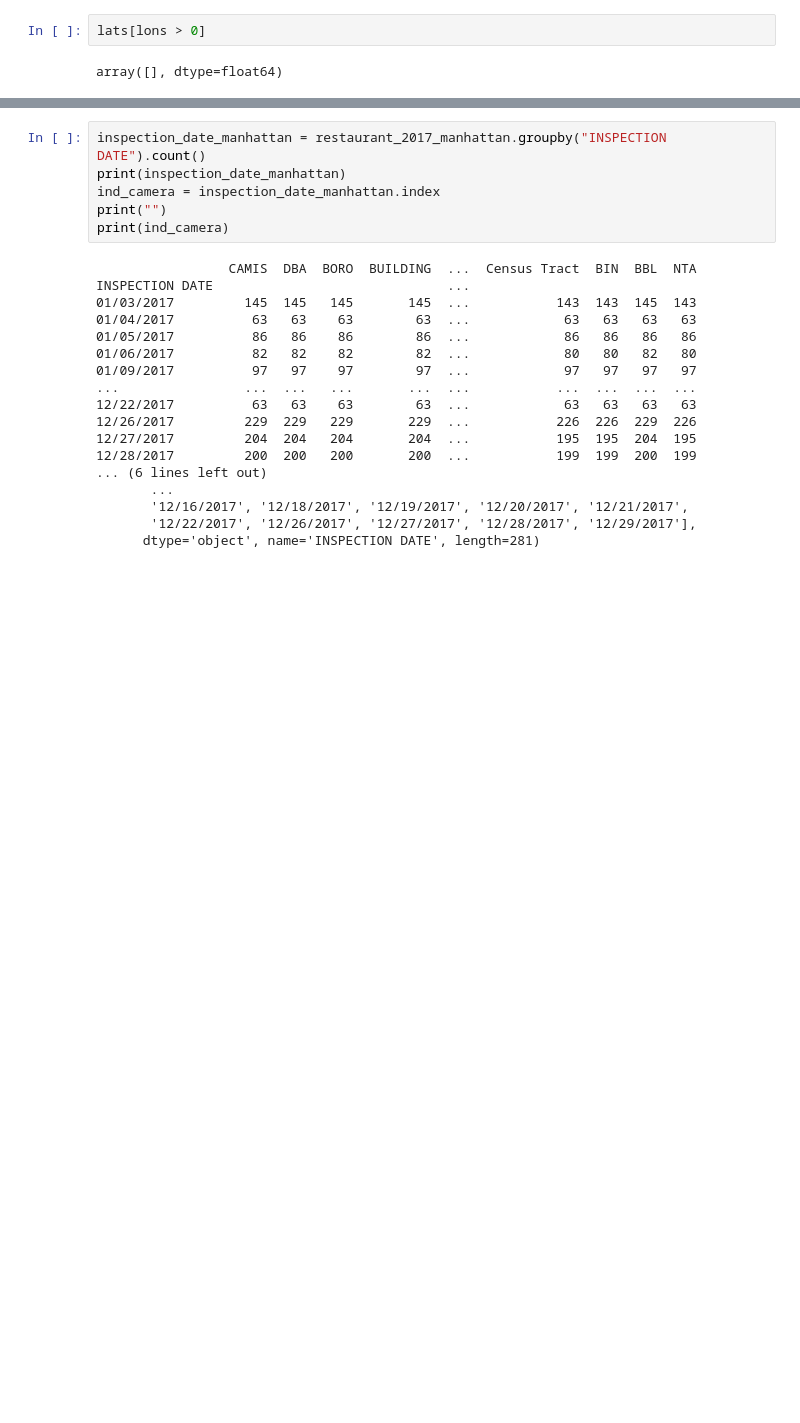
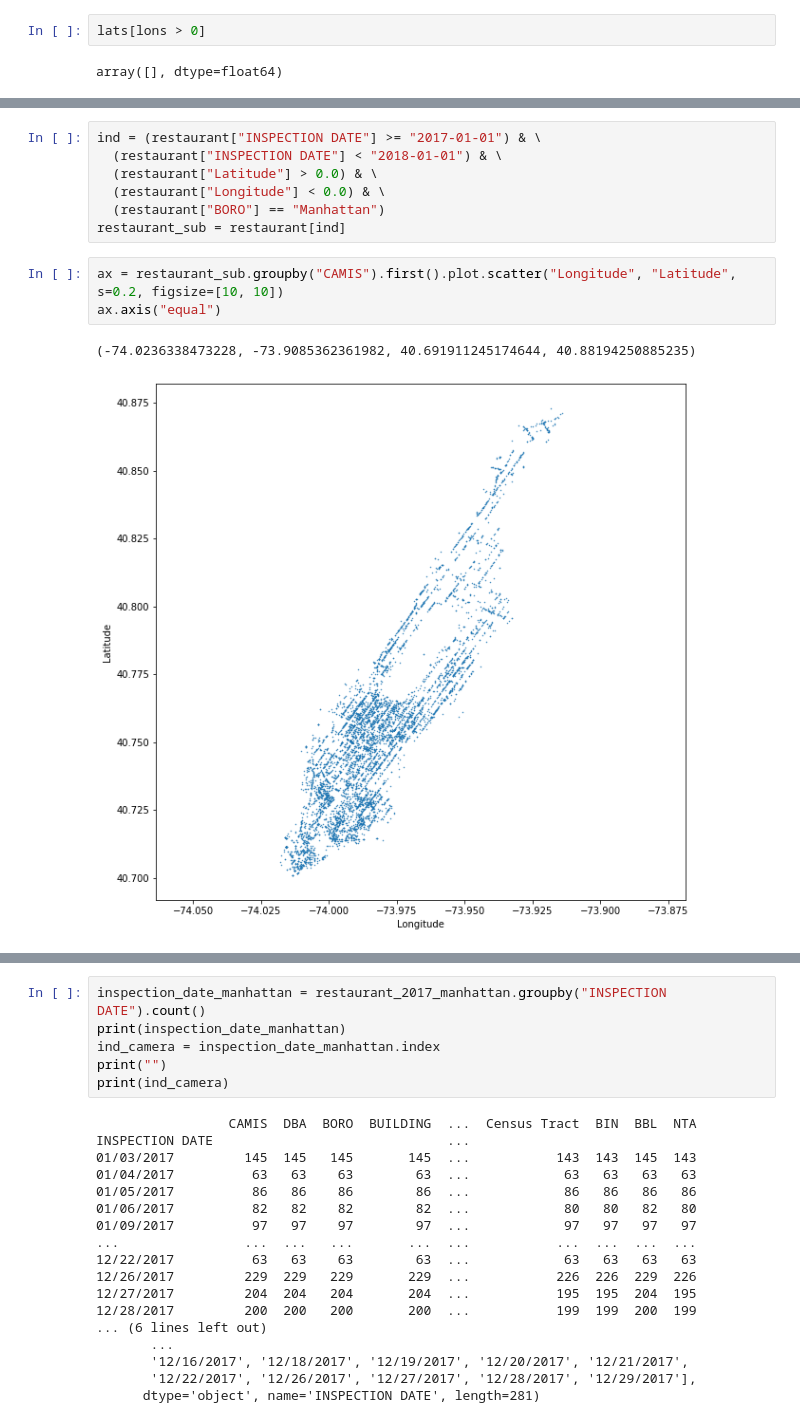
Before and after one commit to lanyu0322/phd_semester1, a Jupyter notebook: ggd_concessions_explore.ipynb, the cells around one changed output, grey strips where cells are left out. Cells and saved outputs as stored; diff of their text form; blank space fills up the shorter version.

```diff
--- a/ggd_concessions_explore.ipynb
+++ b/ggd_concessions_explore.ipynb
@@ -159,0 +180,13 @@ restaurant.head()
+# %%
+ind = (restaurant["INSPECTION DATE"] >= "2017-01-01") & \
+  (restaurant["INSPECTION DATE"] < "2018-01-01") & \
+  (restaurant["Latitude"] > 0.0) & \
+  (restaurant["Longitude"] < 0.0) & \
+  (restaurant["BORO"] == "Manhattan")
+restaurant_sub = restaurant[ind]
+# %%
+ax = restaurant_sub.groupby("CAMIS").first().plot.scatter("Longitude", "Latitude", s=0.2, figsize=[10, 10])
+ax.axis("equal")
+# %% [output]
+(-74.0236338473228, -73.9085362361982, 40.691911245174644, 40.88194250885235)
+[figure, added]
```
Also changed, not shown: parts of 37 cells of this notebook.
